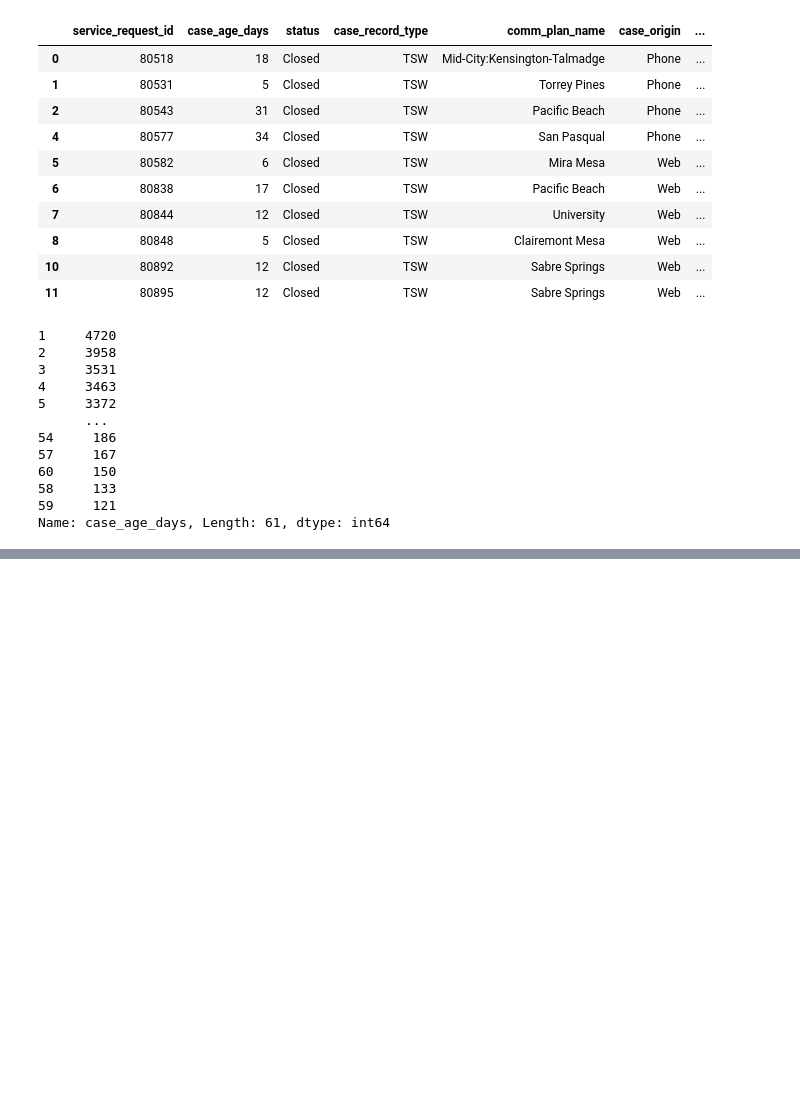
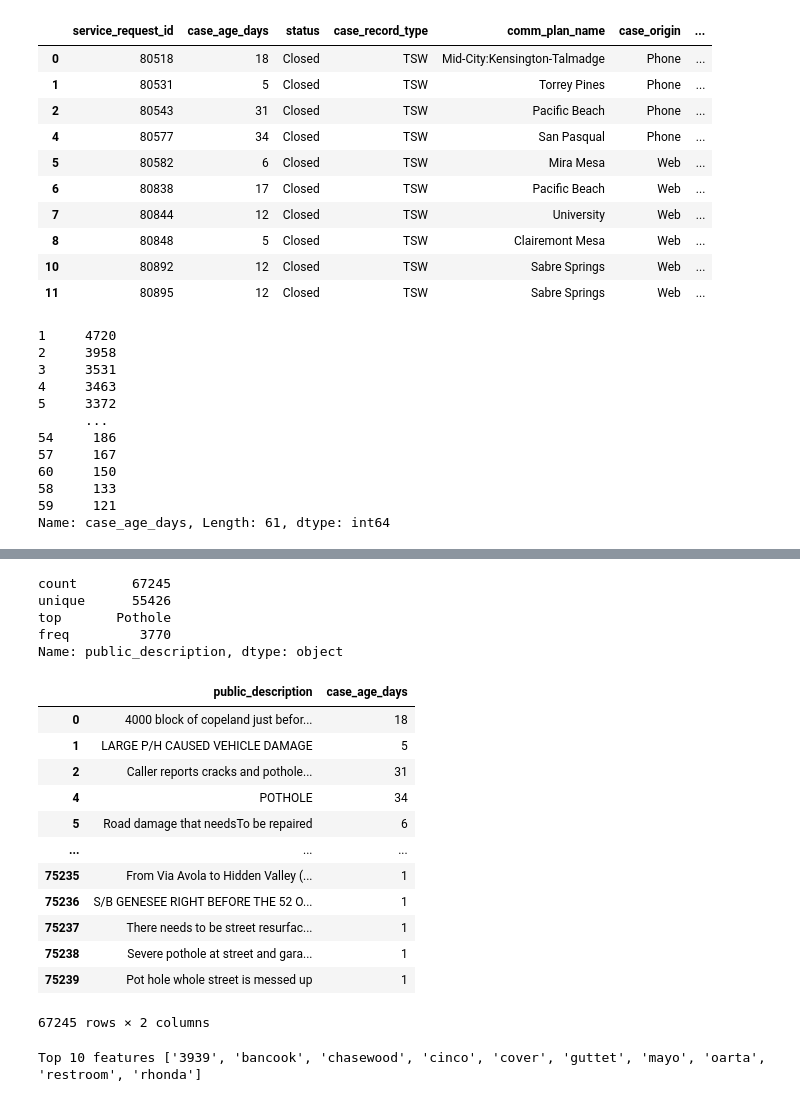
Before and after one commit to ggarcia949/504_final-, a Jupyter notebook: Final Project 504.ipynb, the cells around one changed output, grey strips where cells are left out. Cells and saved outputs as stored; diff of their text form; code cells hidden in the pictures; blank space fills up the shorter version.

```diff
--- a/Final Project 504.ipynb
+++ b/Final Project 504.ipynb
@@ -290,0 +306,30 @@ plt.show()
+# %%
+corpus = temp4['public_description']
+# Remove Outliers (records with no text data nans):
+corpus=corpus.dropna()
+
+corpus.describe()
+# %% [output]
+count       67245
+unique      55426
+top       Pothole
+freq         3770
+Name: public_description, dtype: object
+# %%
+temp=temp4[['public_description','case_age_days']]
+temp=temp.dropna()
+temp
+# %% [output]
+|  | public_description | case_age_days |
+| 0 | 4000 block of copeland just befor... | 18 |
+| 1 | LARGE P/H CAUSED VEHICLE DAMAGE | 5 |
+| 2 | Caller reports cracks and pothole... | 31 |
+| 4 | POTHOLE | 34 |
+| 5 | Road damage that needsTo be repaired | 6 |
+| ... | ... | ... |
+| 75235 | From Via Avola to Hidden Valley (... | 1 |
+| 75236 | S/B GENESEE RIGHT BEFORE THE 52 O... | 1 |
+| 75237 | There needs to be street resurfac... | 1 |
+| 75238 | Severe pothole at street and gara... | 1 |
+| 75239 | Pot hole whole street is messed up | 1 |
+67245 rows × 2 columns
@@ -290,0 +345,7 @@ plt.show()
+# %%
+from sklearn.feature_selection import SelectKBest, chi2
+
+kbest = SelectKBest(score_func=chi2, k=10).fit(X_train, y_train)
+print('Top 10 features %s' % X_train.columns[kbest.get_support()].tolist())
+# %% [output]
+Top 10 features ['3939', 'bancook', 'chasewood', 'cinco', 'cover', 'guttet', 'mayo', 'oarta', 'restroom', 'rhonda']
```
Also changed, not shown: parts of 10 cells of this notebook.
